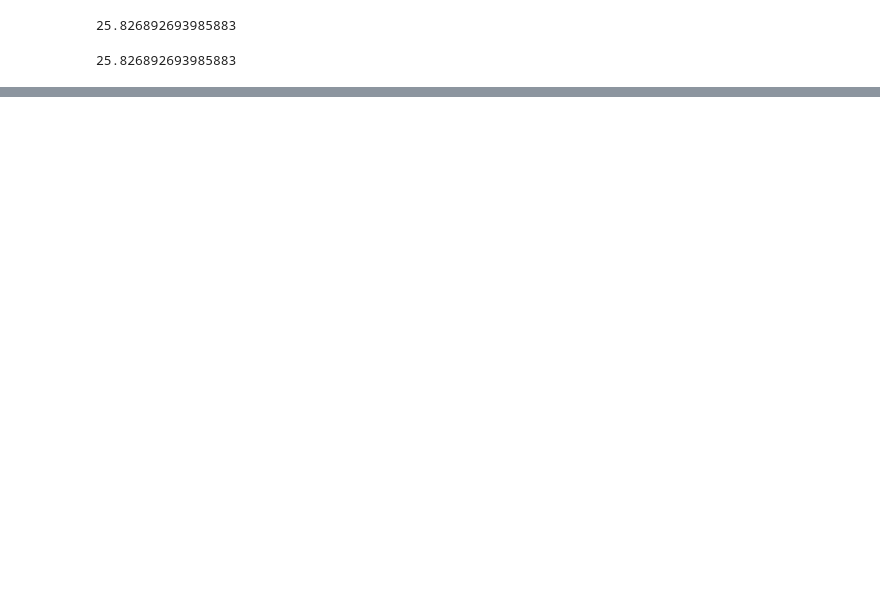
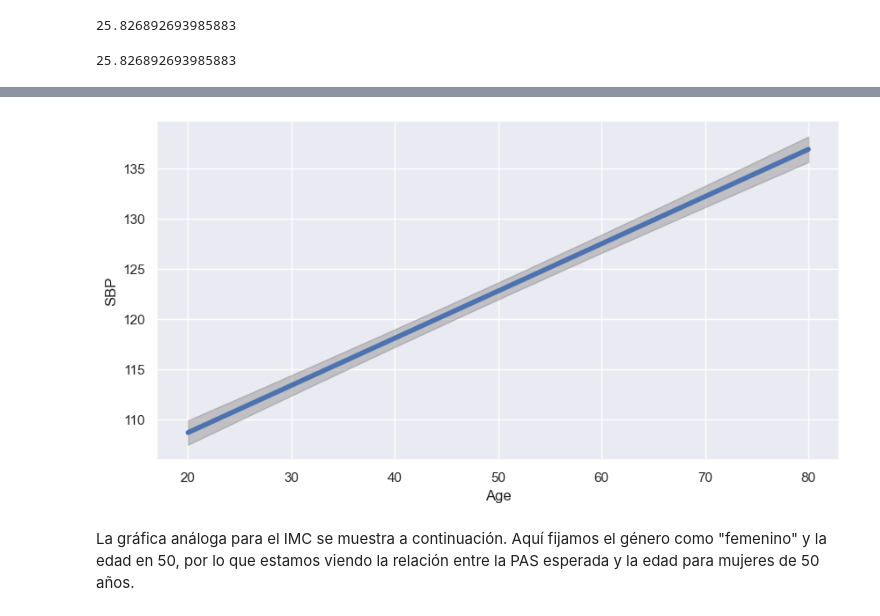
Before and after one commit to onavarrete04/Introduccion-Ciencia-Datos, a Jupyter notebook: 2023_modelos_estadísticos_datos.ipynb, the cells around one changed output, grey strips where cells are left out. Cells and saved outputs as stored; diff of their text form; code cells hidden in the pictures; blank space fills up the shorter version.

Commit message:
Se práctica regresion lineal y logistica, primeras formulas

```diff
--- a/2023_modelos_estadísticos_datos.ipynb
+++ b/2023_modelos_estadísticos_datos.ipynb
@@ -425,0 +570,19 @@ np.sqrt(4.61e11)
+# %%
+import pandas as pd
+from sklearn.linear_model import LinearRegression
+
+# Eliminar filas con valores NaN
+datos = datos.dropna(subset=["BPXSY1", "RIDAGEYR"])
+
+# Crear el objeto de regresión lineal
+modelo = LinearRegression()
+
+# Ajustar el modelo a los datos
+X = datos["RIDAGEYR"].values.reshape(-1, 1)
+y = datos["BPXSY1"].values
+modelo.fit(X, y)
+
+# Imprimir los coeficientes y el puntaje R^2
+print("Coeficientes RIDAGEYR:", modelo.coef_)
+print("Intercepto (Y) BPXSY1:", modelo.intercept_)
+print("R^2:", modelo.score(X, y))
@@ -425,0 +685,3 @@ np.sqrt(4.61e11)
+# %%
+datos["GENERO"] = datos.RIAGENDR.replace({1: "Masculino", 2: "Femenino"})
+# creando variable genero
@@ -425,0 +818,6 @@ np.sqrt(4.61e11)
+# %%
+# forma 1
+modelo = sm.OLS.from_formula("BPXSY1 ~ RIDAGEYR + BMXBMI + GENERO", data=datos)
+resultado = modelo.fit()
+resultado.summary()
+print("Número de observaciones:", resultado.nobs)
@@ -425,0 +874,22 @@ np.sqrt(4.61e11)
+# %%
+from statsmodels.sandbox.predict_functional import predict_functional
+
+
+# Se fijan los valores del modelo para evitar mensajes de error
+values = {"GENERO": "Femenino", "RIAGENDR": 1, "BMXBMI": 25,
+          "DMDEDUC2": 1, "RIDRETH1": 1, "SMQ020": 1}
+
+# Los valores devueltos son los valores pronosticados (pr), las bandas de confianza (cb),
+# y los valores de la función (fv).
+pr, cb, fv = predict_functional(resultado, "RIDAGEYR",
+                values=values, ci_method="simultaneous")
+
+ax = sns.lineplot(fv, pr, lw=4)
+ax.fill_between(fv, cb[:, 0], cb[:, 1], color='grey', alpha=0.4)
+ax.set_xlabel("Age")
+_ = ax.set_ylabel("SBP")
+# %% [output]
+[figure, added]
+# %% [markdown]
+
+La gráfica análoga para el IMC se muestra a continuación. Aquí fijamos el género como "femenino" y la edad en 50, por lo que estamos viendo la relación entre la PAS esperada y la edad para mujeres de 50 años.
```
Also changed, not shown: parts of 71 cells of this notebook, 1 other file.
